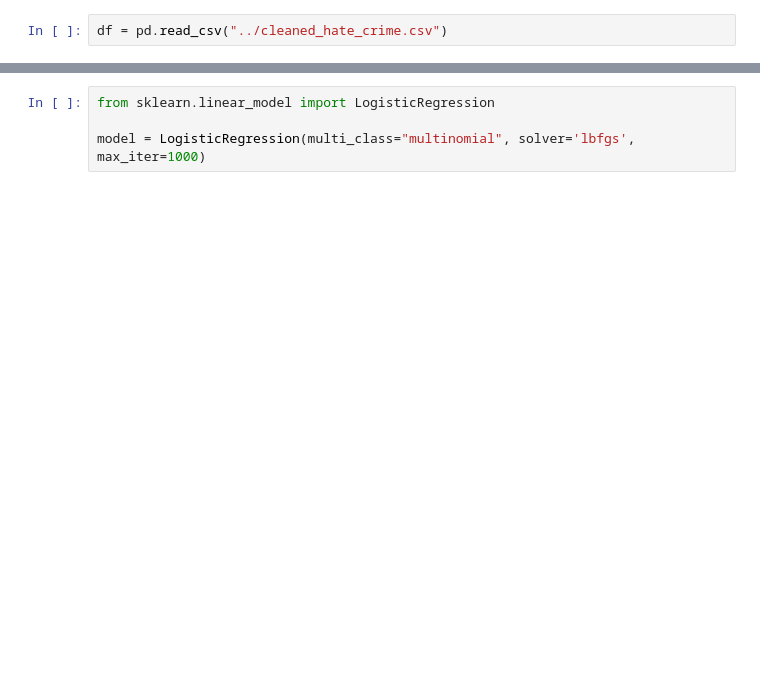
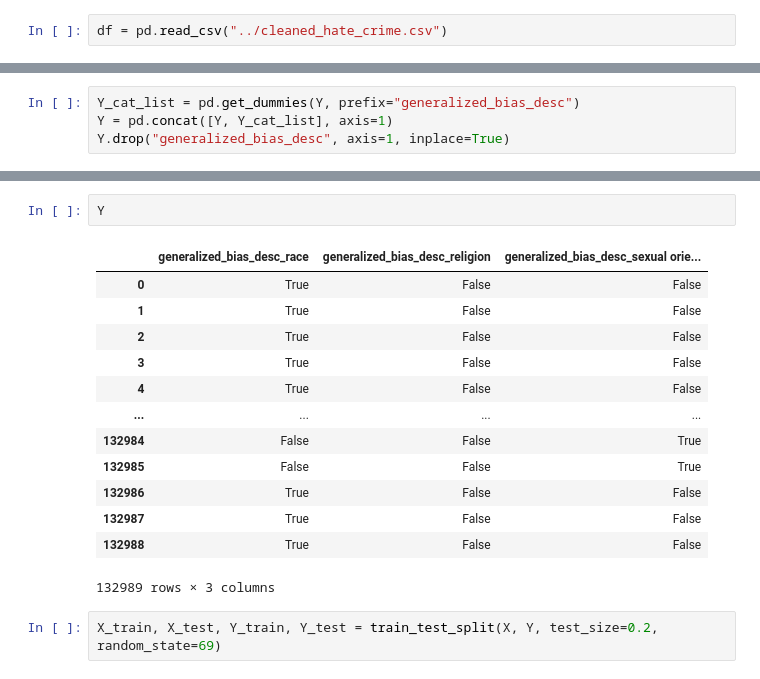
Before and after one commit to UWI-Zess/COMP6940-Project, a Jupyter notebook: models/logit_regression_model.ipynb, the cells around one changed output, grey strips where cells are left out. Cells and saved outputs as stored; diff of their text form; blank space fills up the shorter version.

```diff
--- a/models/logit_regression_model.ipynb
+++ b/models/logit_regression_model.ipynb
@@ -13,0 +34,4 @@ df.head()
+# %%
+Y_cat_list = pd.get_dummies(Y, prefix="generalized_bias_desc")
+Y = pd.concat([Y, Y_cat_list], axis=1)
+Y.drop("generalized_bias_desc", axis=1, inplace=True)
@@ -14,4 +54,18 @@ df.head()
+# %%
+Y
+# %% [output]
+|  | generalized_bias_desc_race | generalized_bias_desc_religion | generalized_bias_desc_sexual orie... |
+| 0 | True | False | False |
+| 1 | True | False | False |
+| 2 | True | False | False |
+| 3 | True | False | False |
+| 4 | True | False | False |
+| ... | ... | ... | ... |
+| 132984 | False | False | True |
+| 132985 | False | False | True |
+| 132986 | True | False | False |
+| 132987 | True | False | False |
+| 132988 | True | False | False |
+132989 rows × 3 columns
 # %%
-from sklearn.linear_model import LogisticRegression
-
-model = LogisticRegression(multi_class="multinomial", solver='lbfgs', max_iter=1000)
+X_train, X_test, Y_train, Y_test = train_test_split(X, Y, test_size=0.2, random_state=69)
```
Also changed, not shown: parts of 7 cells of this notebook.
